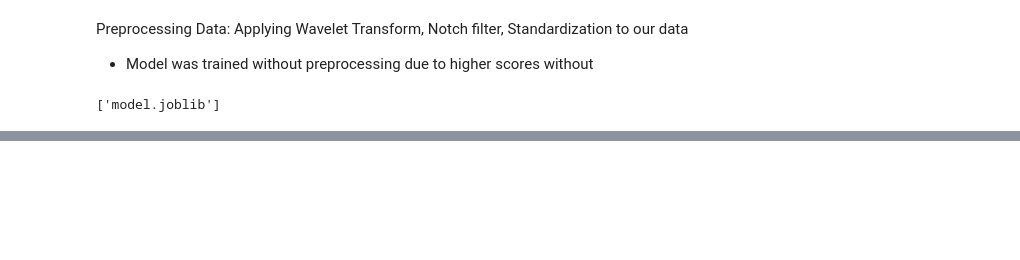
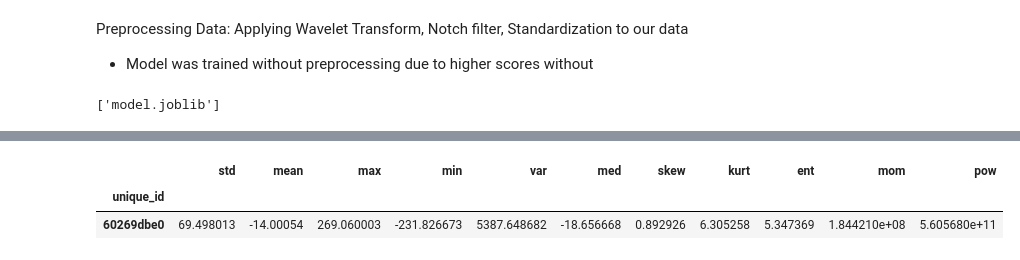
Before and after one commit to sfu-cmpt340/2024_1_project_11, a Jupyter notebook: hms.ipynb, the cells around one changed output, grey strips where cells are left out. Drawn from its saved outputs; the diff is of its cells as text; code cells hidden in the pictures; blank space fills up the shorter version.

```diff
--- a/hms.ipynb
+++ b/hms.ipynb
@@ -382,2 +432,8 @@ sample_input = X_train.loc["b48e07930"]
+# %%
+sample_input
+# %% [output]
+|  | std | mean | max | min | var | med | skew | kurt | ent | mom | pow |
+| unique_id |  |  |  |  |  |  |  |  |  |  |  |
+| 60269dbe0 | 69.498013 | -14.00054 | 269.060003 | -231.826673 | 5387.648682 | -18.656668 | 0.892926 | 6.305258 | 5.347369 | 1.844210e+08 | 5.605680e+11 |
 # %%
 sample_input.to_csv('sample.csv')
```
Also changed, not shown: parts of 16 cells of this notebook, 5 other files.
